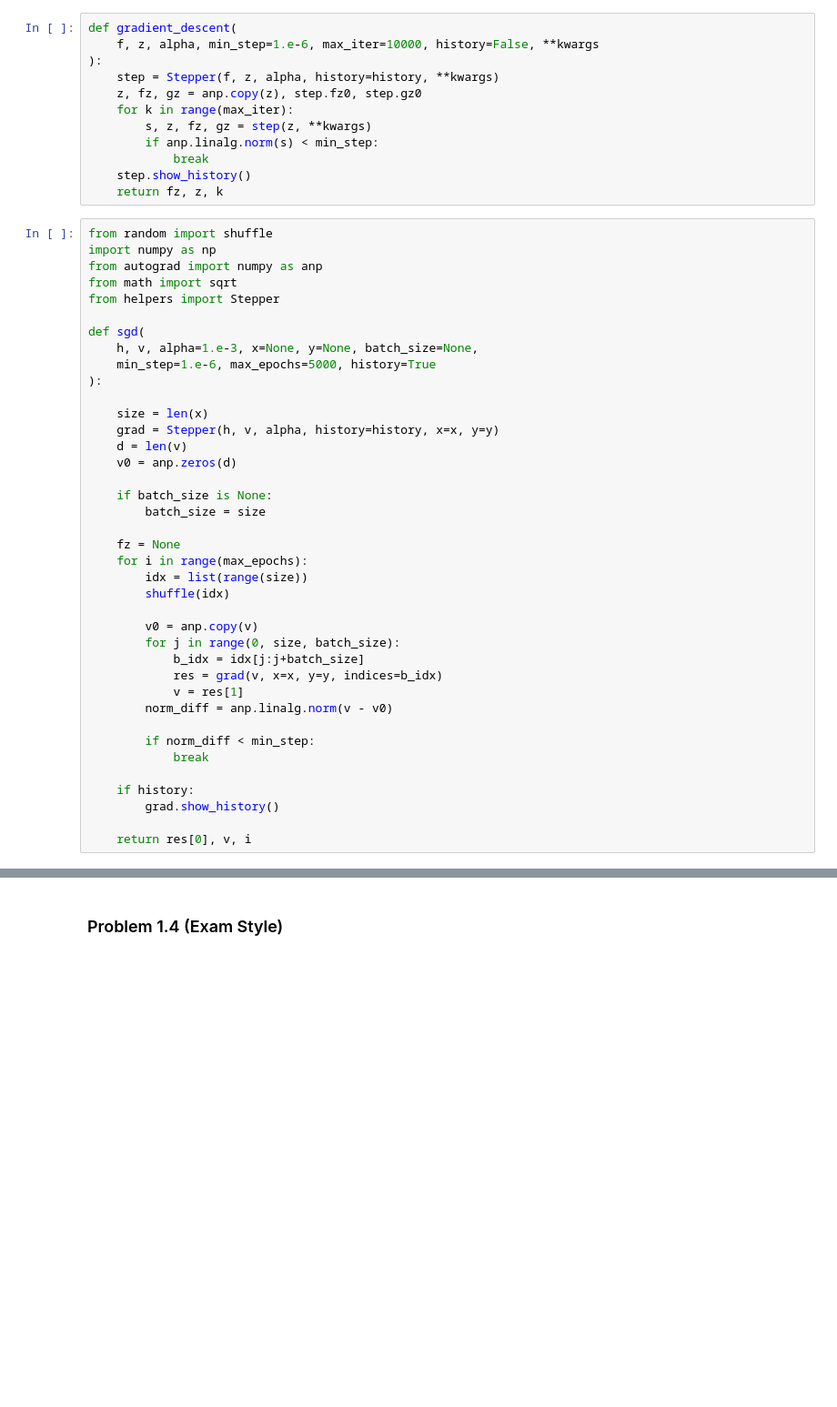
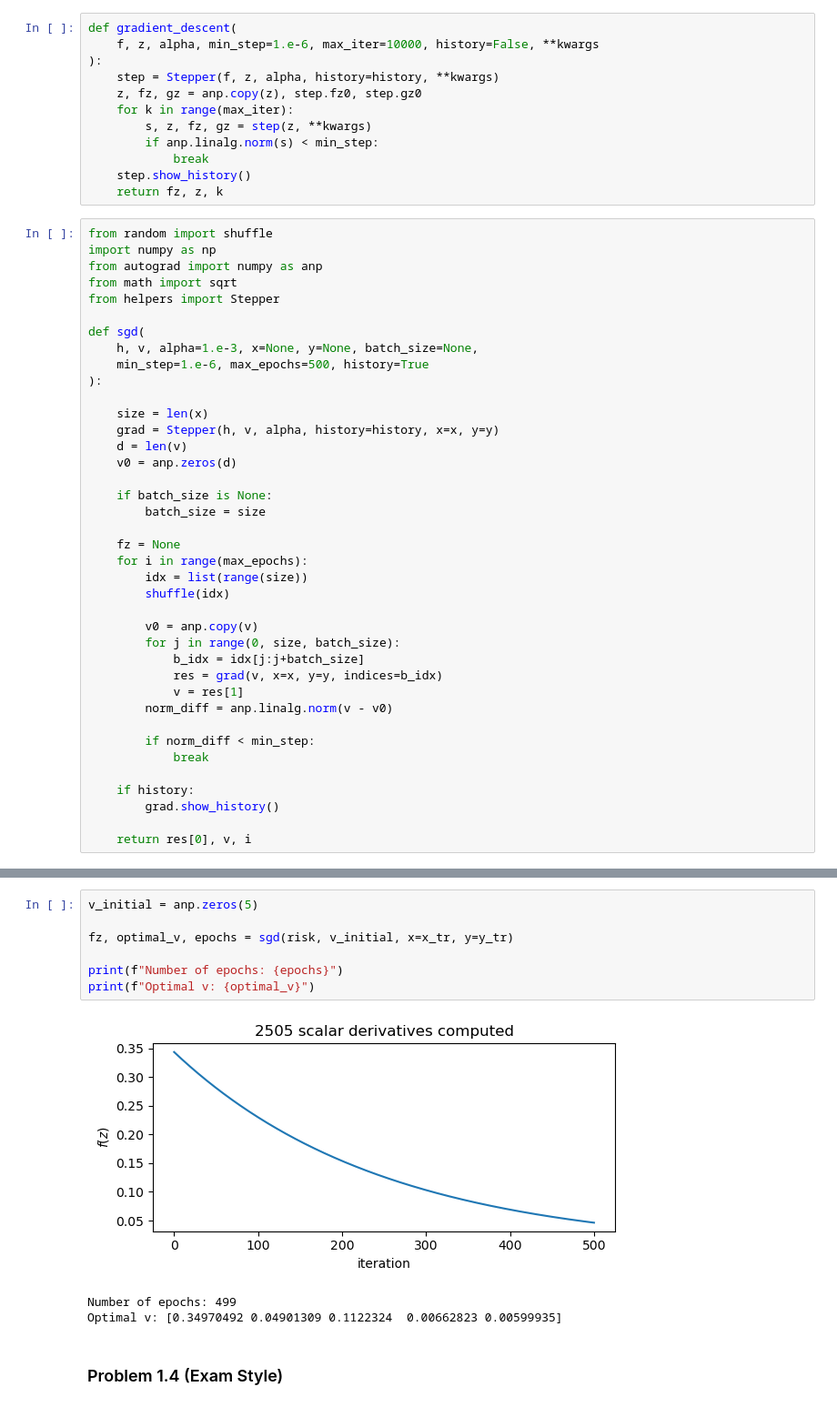
Before and after one commit to detroitnatif/CS371, a Jupyter notebook: hw3/homework03.ipynb, the cells around one changed output, grey strips where cells are left out. Shown: that part at 91% size. Drawn from its saved outputs; the diff is of its cells as text; blank space fills up the shorter version.

```diff
--- a/hw3/homework03.ipynb
+++ b/hw3/homework03.ipynb
@@ -182,7 +182,7 @@ from helpers import Stepper
 
 def sgd(
     h, v, alpha=1.e-3, x=None, y=None, batch_size=None,
-    min_step=1.e-6, max_epochs=5000, history=True
+    min_step=1.e-6, max_epochs=500, history=True
 ):
 
     size = len(x)
@@ -220,3 +215,14 @@ True parameters should be close to: [5, 2, 3]
+# %%
+v_initial = anp.zeros(5)
+
+fz, optimal_v, epochs = sgd(risk, v_initial, x=x_tr, y=y_tr)
+
+print(f"Number of epochs: {epochs}")
+print(f"Optimal v: {optimal_v}")
+# %% [output]
+[figure, added]
+Number of epochs: 499
+Optimal v: [0.34970492 0.04901309 0.1122324  0.00662823 0.00599935]
 # %% [markdown]
 ### Problem 1.4 (Exam Style)
 # %% [markdown]
```
Also changed, not shown: parts of 2 cells of this notebook.
